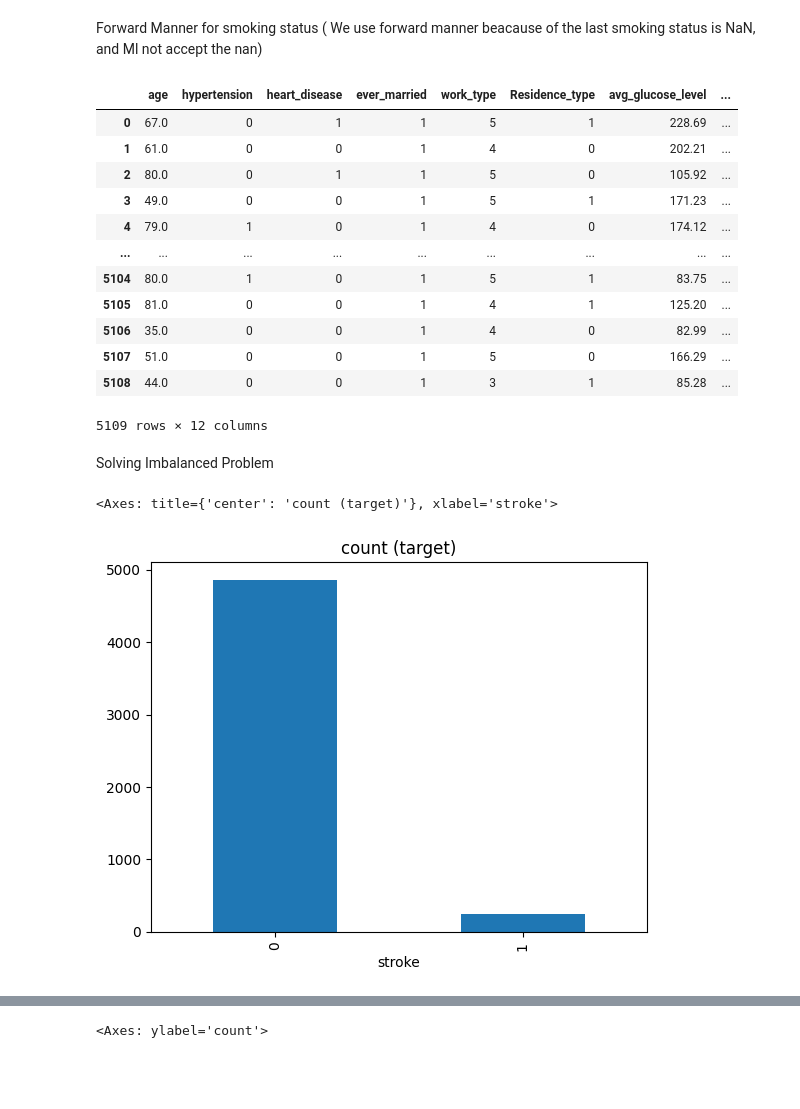
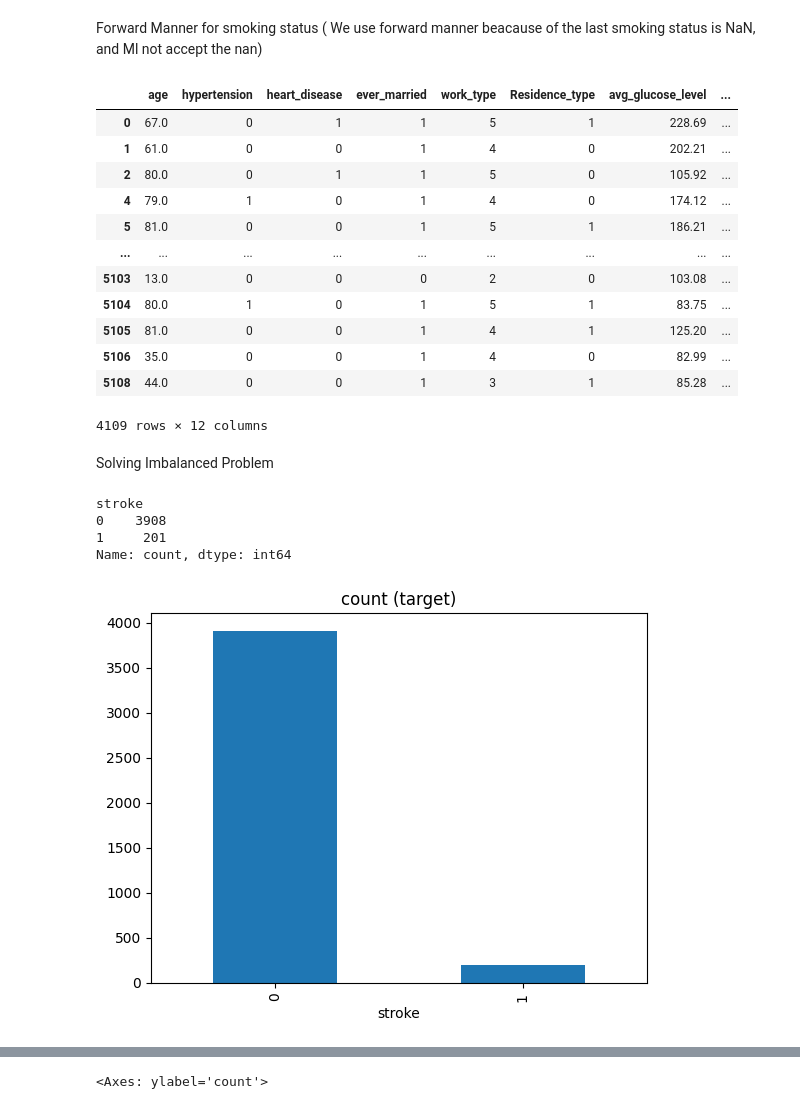
Before and after one commit to yunusemredincell/Stroke-Prediction-Project, a Jupyter notebook: Stroke-Prediction-Project/stroketest.ipynb, the cells around one changed output, grey strips where cells are left out. Cells and saved outputs as stored; diff of their text form; code cells hidden in the pictures; blank space fills up the shorter version.

```diff
--- a/Stroke-Prediction-Project/stroketest.ipynb
+++ b/Stroke-Prediction-Project/stroketest.ipynb
@@ -146,3 +148,10 @@ dtype: int64
+# %%
+np.random.seed(250)
+
+remove_n = 1000
+
+drop_indices = np.random.choice(df.index, remove_n, replace=False)
+df.drop(drop_indices,inplace=True)
 # %% [markdown]
 Copy the original data frame
 # %%
@@ -218,19 +227,23 @@ df_copy
 | 0 | 67.0 | 0 | 1 | 1 | 5 | 1 | 228.69 | ... |
 | 1 | 61.0 | 0 | 0 | 1 | 4 | 0 | 202.21 | ... |
 | 2 | 80.0 | 0 | 1 | 1 | 5 | 0 | 105.92 | ... |
-| 3 | 49.0 | 0 | 0 | 1 | 5 | 1 | 171.23 | ... |
 | 4 | 79.0 | 1 | 0 | 1 | 4 | 0 | 174.12 | ... |
+| 5 | 81.0 | 0 | 0 | 1 | 5 | 1 | 186.21 | ... |
 | ... | ... | ... | ... | ... | ... | ... | ... | ... |
+| 5103 | 13.0 | 0 | 0 | 0 | 2 | 0 | 103.08 | ... |
 | 5104 | 80.0 | 1 | 0 | 1 | 5 | 1 | 83.75 | ... |
 | 5105 | 81.0 | 0 | 0 | 1 | 4 | 1 | 125.20 | ... |
 | 5106 | 35.0 | 0 | 0 | 1 | 4 | 0 | 82.99 | ... |
-| 5107 | 51.0 | 0 | 0 | 1 | 5 | 0 | 166.29 | ... |
 | 5108 | 44.0 | 0 | 0 | 1 | 3 | 1 | 85.28 | ... |
-5109 rows × 12 columns
+4109 rows × 12 columns
 # %% [markdown]
 Solving Imbalanced Problem
 # %%
 df['stroke'].value_counts().plot(kind='bar', title='count (target)')
+df['stroke'].value_counts()
 # %% [output]
-<Axes: title={'center': 'count (target)'}, xlabel='stroke'>
+stroke
+0    3908
+1     201
+Name: count, dtype: int64
-[figure, old version]
+[figure, new version]
```
Also changed, not shown: parts of 36 cells of this notebook.
